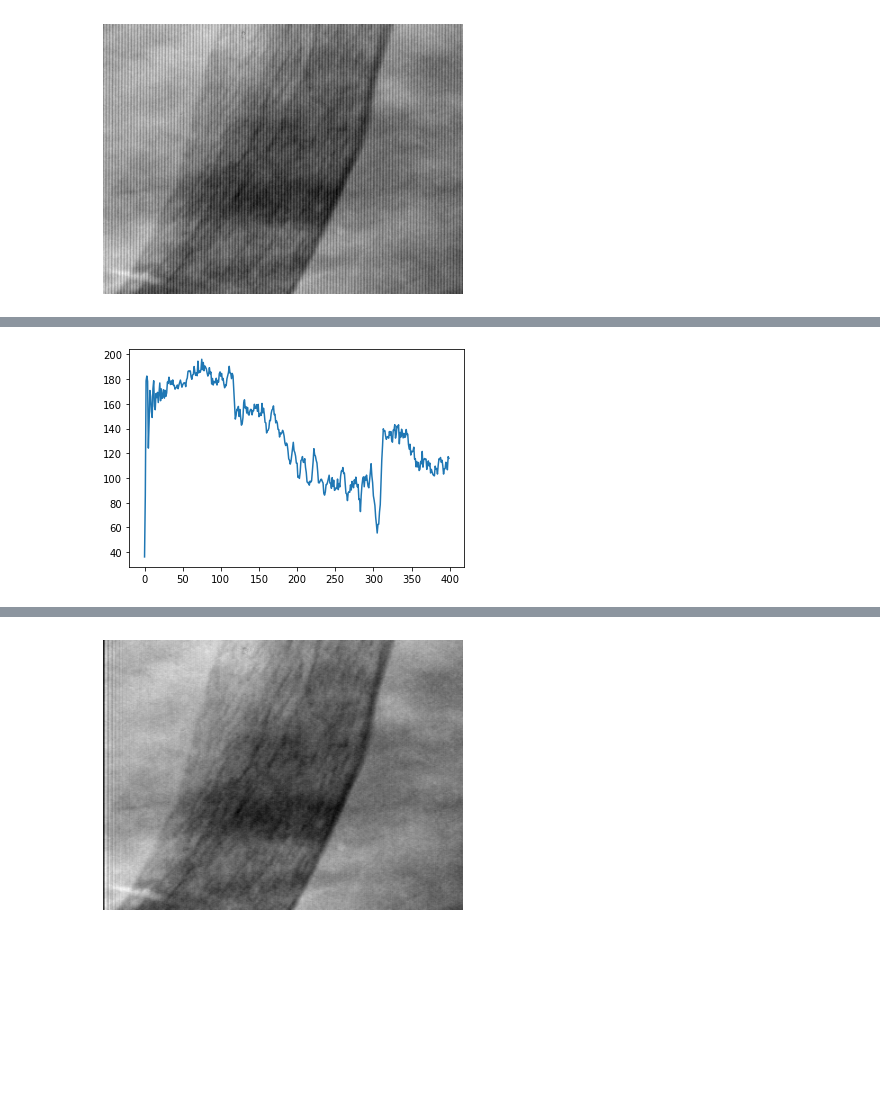
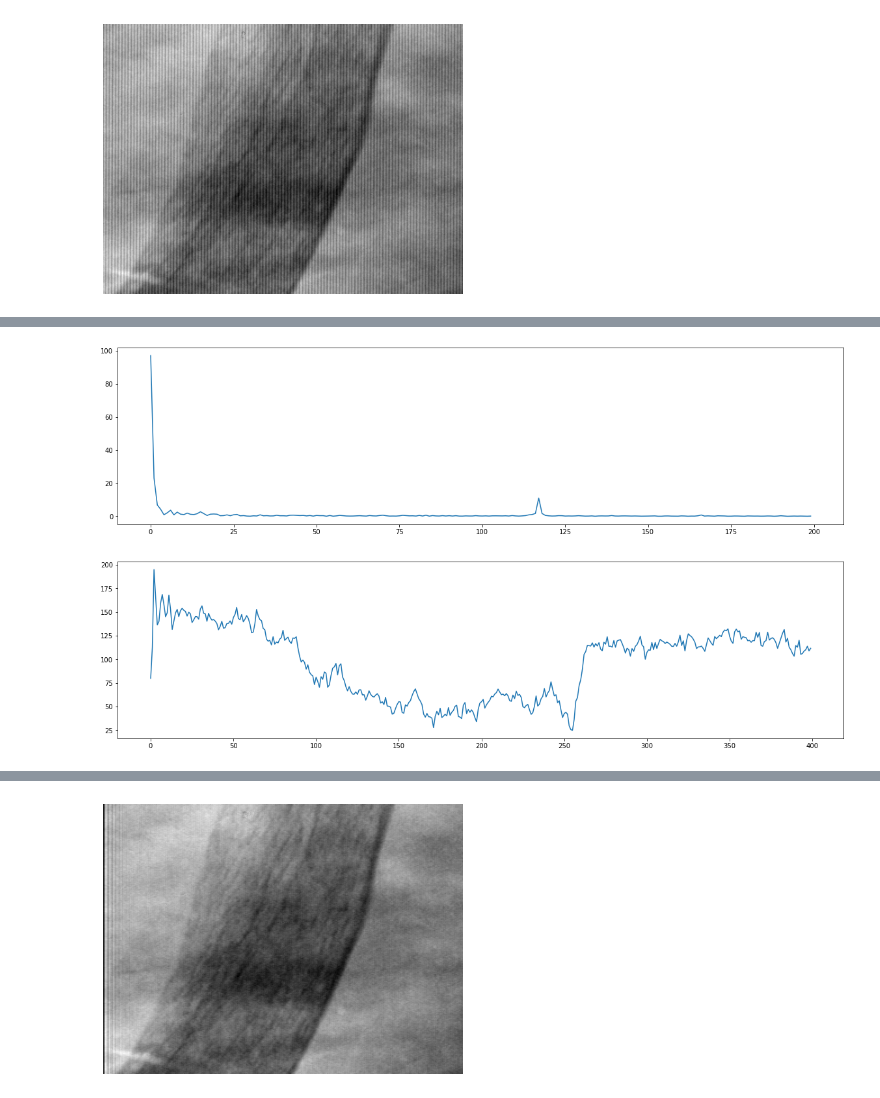
Before and after one commit to Oborichkin/data-processing, a Jupyter notebook: notebooks/xray.ipynb, the cells around one changed output, grey strips where cells are left out. Cells and saved outputs as stored; diff of their text form; code cells hidden in the pictures; blank space fills up the shorter version.

```diff
--- a/notebooks/xray.ipynb
+++ b/notebooks/xray.ipynb
@@ -21,5 +24,11 @@ test_line.plot()
+# %%
+plt.figure(figsize=(20, 5))
+get_frequency_spectrum(dft(test_line)).plot()
+# %% [output]
+[figure, added]
 # %%
-filtered_line = bsf_line(test_line, low=100, high=150)
+filtered_line = bsf_line(test_line, low=100, high=125)
+plt.figure(figsize=(20, 5))
 filtered_line.plot()
 # %% [output]
-[figure, old version]
+[figure, new version]
```
Also changed, not shown: parts of 3 cells of this notebook, 5 other files.
